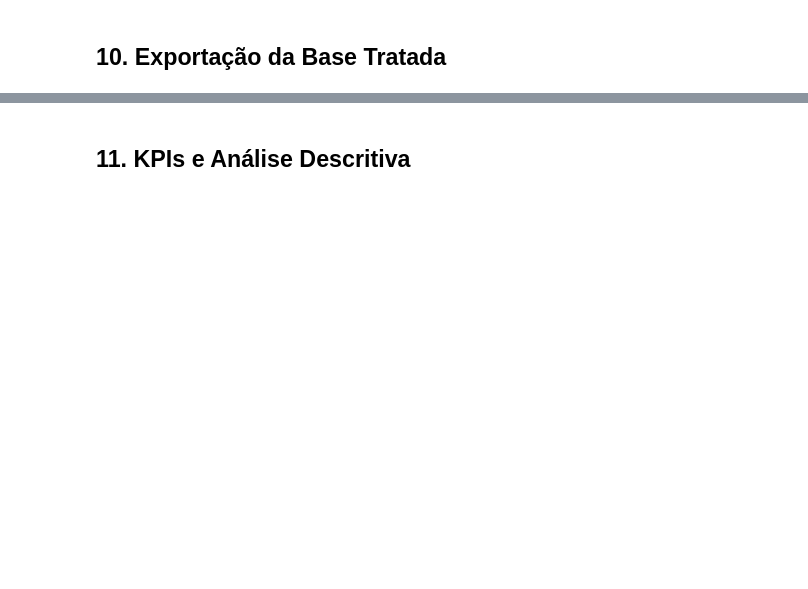
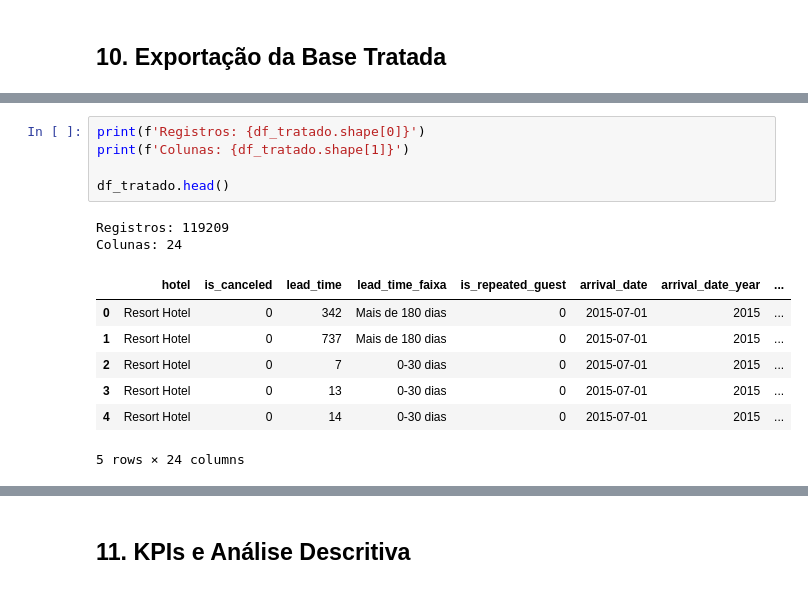
Before and after one commit to 011010110100/fase2-businness-inteligence, a Jupyter notebook: Fase2_BI_Hotel_Bookings.ipynb, the cells around one changed output, grey strips where cells are left out. Cells and saved outputs as stored; diff of their text form; blank space fills up the shorter version.

```diff
--- a/Fase2_BI_Hotel_Bookings.ipynb
+++ b/Fase2_BI_Hotel_Bookings.ipynb
@@ -56,0 +524,15 @@ Quantidade de colunas: 32
+# %%
+print(f'Registros: {df_tratado.shape[0]}')
+print(f'Colunas: {df_tratado.shape[1]}')
+
+df_tratado.head()
+# %% [output]
+Registros: 119209
+Colunas: 24
+|  | hotel | is_canceled | lead_time | lead_time_faixa | is_repeated_guest | arrival_date | arrival_date_year | ... |
+| 0 | Resort Hotel | 0 | 342 | Mais de 180 dias | 0 | 2015-07-01 | 2015 | ... |
+| 1 | Resort Hotel | 0 | 737 | Mais de 180 dias | 0 | 2015-07-01 | 2015 | ... |
+| 2 | Resort Hotel | 0 | 7 | 0-30 dias | 0 | 2015-07-01 | 2015 | ... |
+| 3 | Resort Hotel | 0 | 13 | 0-30 dias | 0 | 2015-07-01 | 2015 | ... |
+| 4 | Resort Hotel | 0 | 14 | 0-30 dias | 0 | 2015-07-01 | 2015 | ... |
+5 rows × 24 columns
```
Also changed, not shown: parts of 44 cells of this notebook.
